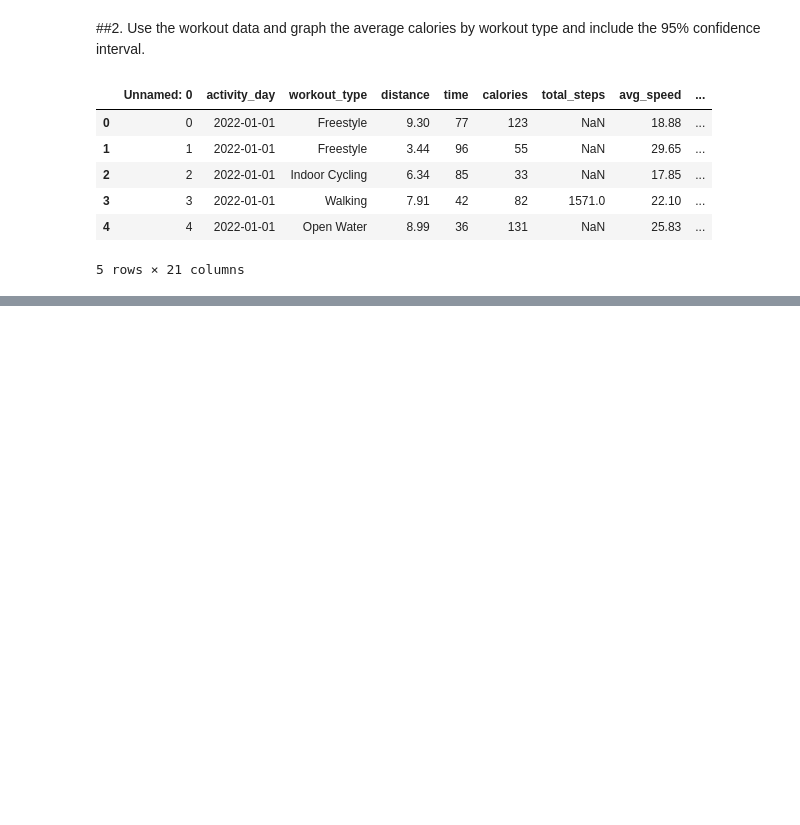
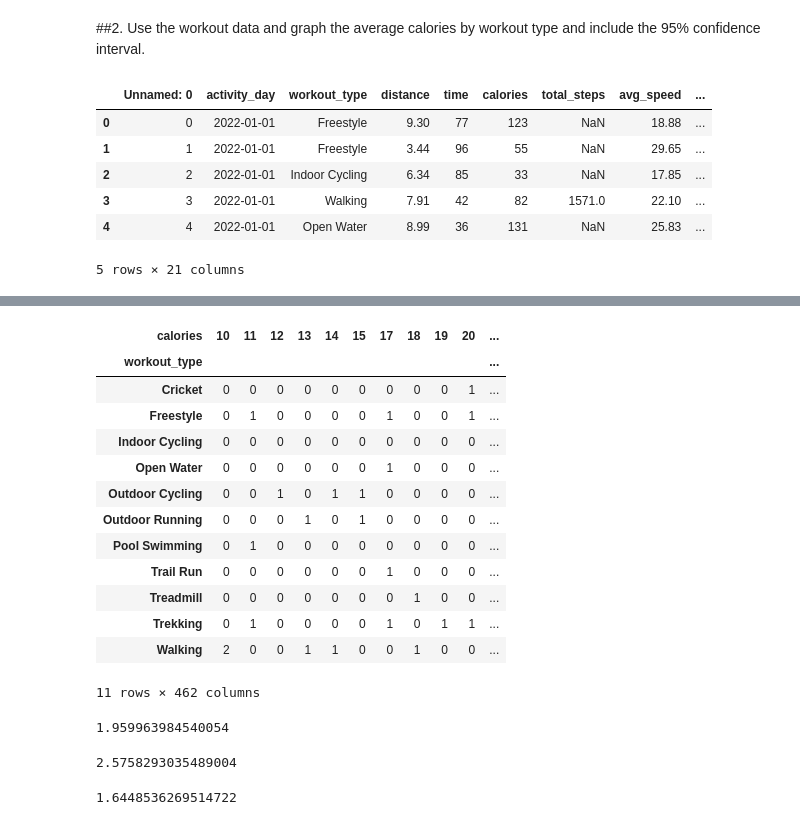
Before and after one commit to almsalahuddin/Data-Processing-and-Visualization, a Jupyter notebook: Quiz_29.ipynb, the cells around one changed output, grey strips where cells are left out. Cells and saved outputs as stored; diff of their text form; code cells hidden in the pictures; blank space fills up the shorter version.

```diff
--- a/Quiz_29.ipynb
+++ b/Quiz_29.ipynb
@@ -33,0 +54,17 @@ df.head()
+# %%
+pa.crosstab(df.workout_type, df.calories)
+# %% [output]
+| calories | 10 | 11 | 12 | 13 | 14 | 15 | 17 | 18 | 19 | 20 | ... |
+| workout_type |  |  |  |  |  |  |  |  |  |  | ... |
+| Cricket | 0 | 0 | 0 | 0 | 0 | 0 | 0 | 0 | 0 | 1 | ... |
+| Freestyle | 0 | 1 | 0 | 0 | 0 | 0 | 1 | 0 | 0 | 1 | ... |
+| Indoor Cycling | 0 | 0 | 0 | 0 | 0 | 0 | 0 | 0 | 0 | 0 | ... |
+| Open Water | 0 | 0 | 0 | 0 | 0 | 0 | 1 | 0 | 0 | 0 | ... |
+| Outdoor Cycling | 0 | 0 | 1 | 0 | 1 | 1 | 0 | 0 | 0 | 0 | ... |
+| Outdoor Running | 0 | 0 | 0 | 1 | 0 | 1 | 0 | 0 | 0 | 0 | ... |
+| Pool Swimming | 0 | 1 | 0 | 0 | 0 | 0 | 0 | 0 | 0 | 0 | ... |
+| Trail Run | 0 | 0 | 0 | 0 | 0 | 0 | 1 | 0 | 0 | 0 | ... |
+| Treadmill | 0 | 0 | 0 | 0 | 0 | 0 | 0 | 1 | 0 | 0 | ... |
+| Trekking | 0 | 1 | 0 | 0 | 0 | 0 | 1 | 0 | 1 | 1 | ... |
+| Walking | 2 | 0 | 0 | 1 | 1 | 0 | 0 | 1 | 0 | 0 | ... |
+11 rows × 462 columns
@@ -33,0 +74,12 @@ df.head()
+# %%
+norm.ppf(0.975) #95% of confidence level
+# %% [output]
+1.959963984540054
+# %%
+norm.ppf(0.995) #99% of confidence level
+# %% [output]
+2.5758293035489004
+# %%
+norm.ppf(0.95) #90% of confidence level
+# %% [output]
+1.6448536269514722
```
Also changed, not shown: parts of 13 cells of this notebook.
